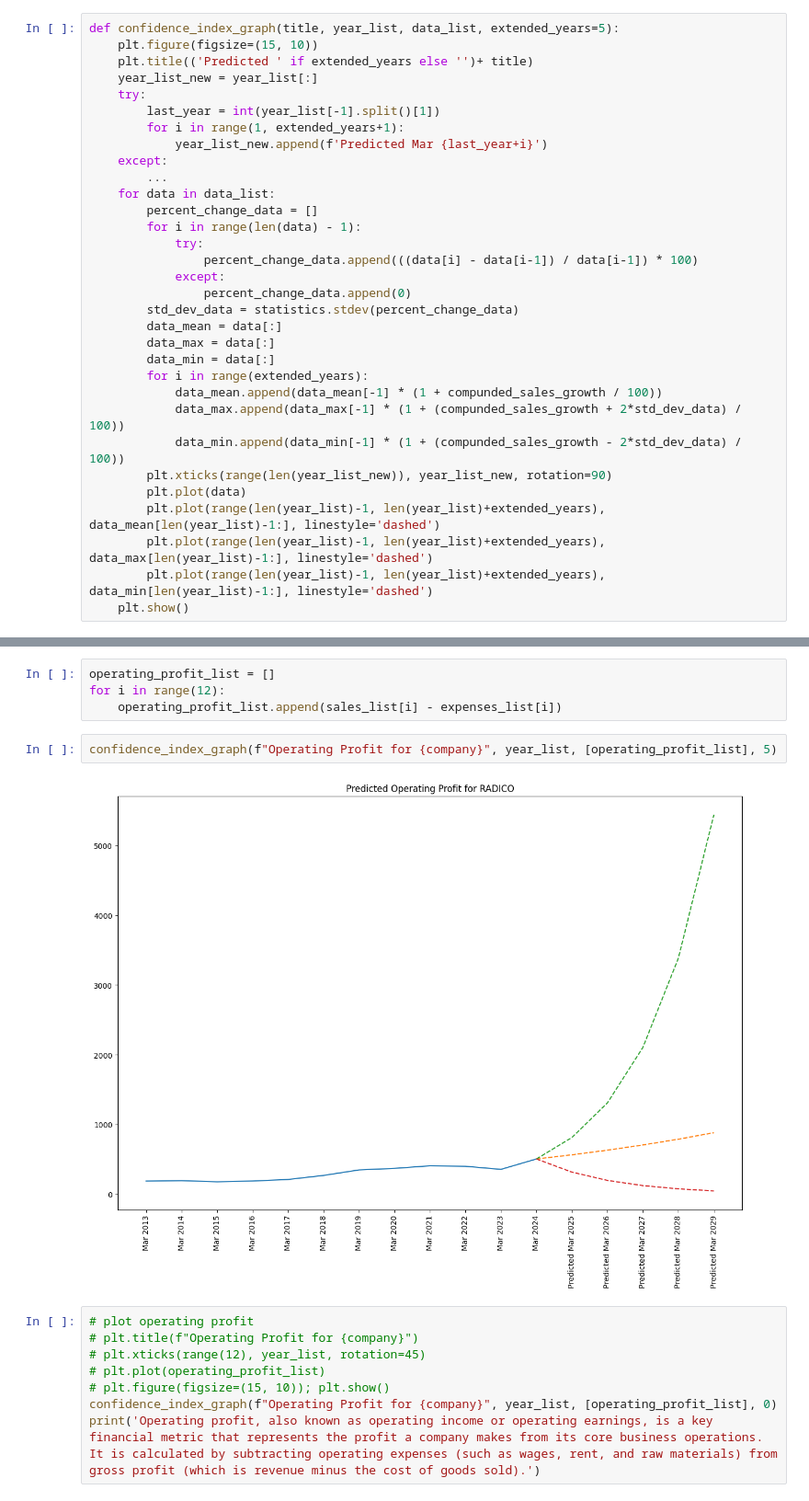
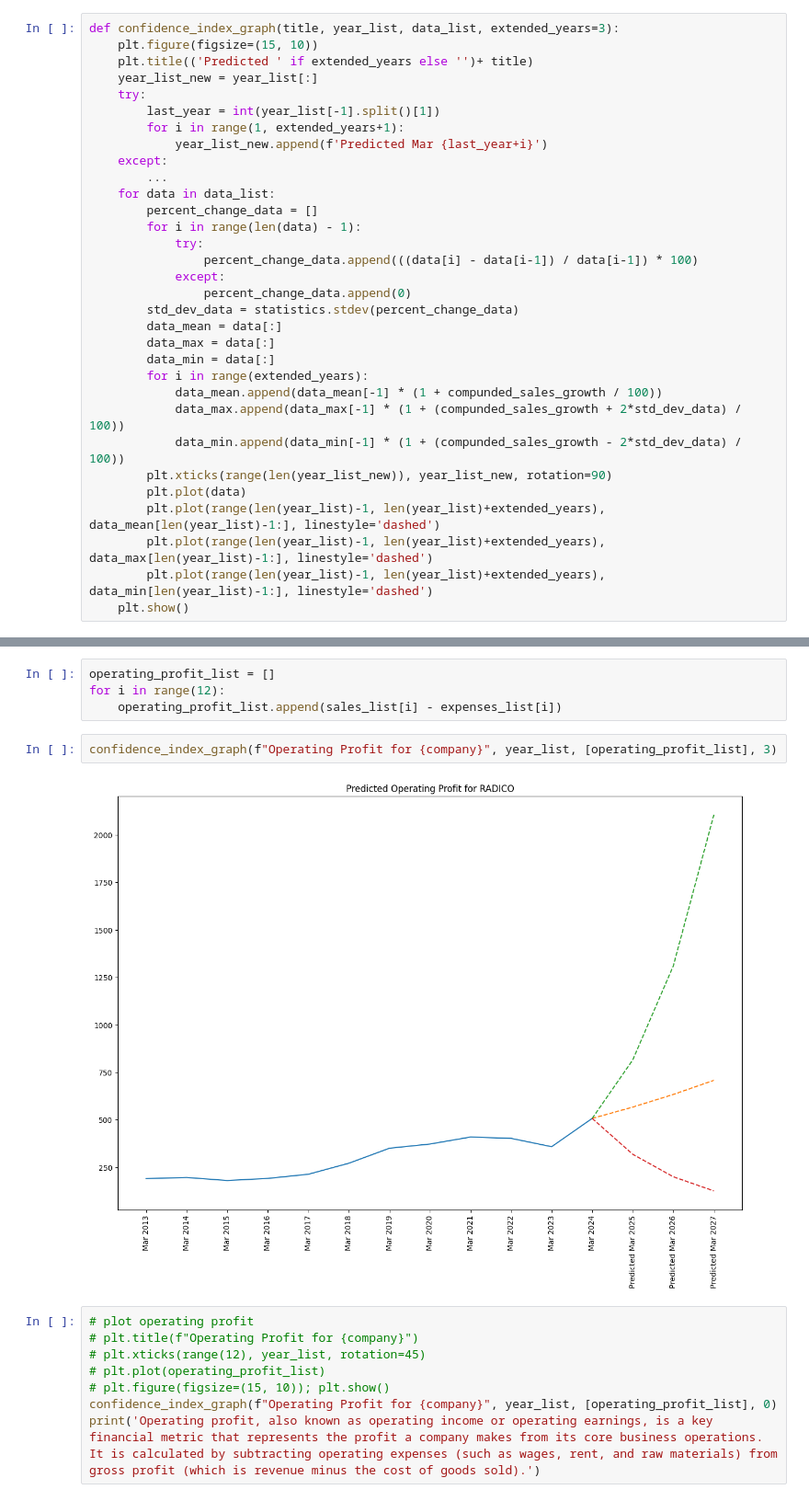
Before and after one commit to IshantSihag/Omnix-Sage, a Jupyter notebook: test.ipynb, the cells around one changed output, grey strips where cells are left out. Shown at 92% size. Saved outputs shown, nothing was run; the diff lists cells and outputs as text.

```diff
--- a/test.ipynb
+++ b/test.ipynb
@@ -365,7 +365,7 @@ year_list_new
  'Predicted Mar 2028',
  'Predicted Mar 2029']
 # %%
-def confidence_index_graph(title, year_list, data_list, extended_years=5):
+def confidence_index_graph(title, year_list, data_list, extended_years=3):
     plt.figure(figsize=(15, 10))
     plt.title(('Predicted ' if extended_years else '')+ title)
     year_list_new = year_list[:]
@@ -431,9 +431,9 @@ operating_profit_list = []
 for i in range(12):
     operating_profit_list.append(sales_list[i] - expenses_list[i])
 # %%
-confidence_index_graph(f"Operating Profit for {company}", year_list, [operating_profit_list], 5)
+confidence_index_graph(f"Operating Profit for {company}", year_list, [operating_profit_list], 3)
 # %% [output]
-[figure, old version]
+[figure, new version]
 # %%
 # plot operating profit
 # plt.title(f"Operating Profit for {company}")
```
Also changed, not shown: parts of 12 cells of this notebook.
